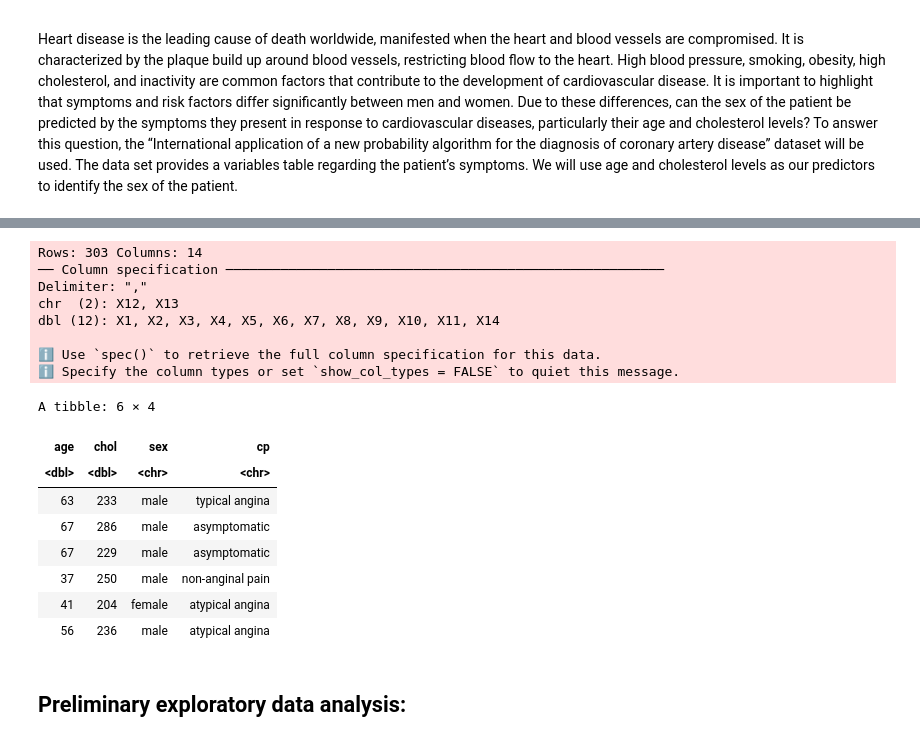
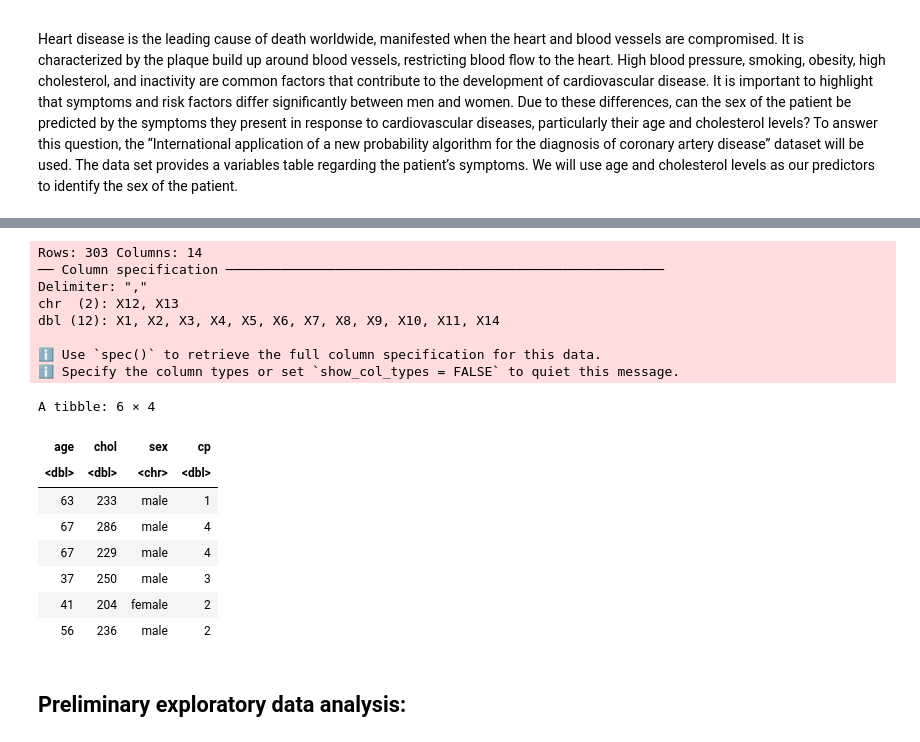
Before and after one commit to Skylertana/dsci-100-006-project-group2, a Jupyter notebook: localrepo.ipynb, the cells around one changed output, grey strips where cells are left out. Saved outputs shown, nothing was run; the diff lists cells and outputs as text; code cells hidden in the pictures.

```diff
--- a/localrepo.ipynb
+++ b/localrepo.ipynb
@@ -21,35 +39,36 @@ options(repr.matrix.max.rows = 10)
 # %%
 library(readr)
 
 url <- "https://archive.ics.uci.edu/ml/machine-learning-databases/heart-disease/processed.cleveland.data"
 
 read_data <- read_csv(url, col_names = FALSE)
 
 heart_data <- read_data |>
 
     mutate(age = X1,  chol = X5, sex = X2, cp = X3) |>
     select(age, chol, sex, cp) |>
-    mutate(sex = ifelse(sex == 1, "male", "female")) |>
-    mutate(cp = recode(cp, "1" = "typical angina", "2" = "atypical angina", "3" = "non-anginal pain", "4" = "asymptomatic"))
+    mutate(sex = ifelse(sex == 1, "male", "female")) #|>  #use to change cp values to names of cp type for graph if we use
+                                                          #facet wrap or predict cp type
+    #mutate(cp = recode(cp, "1" = "typical angina", "2" = "atypical angina", "3" = "non-anginal pain", "4" = "asymptomatic"))
 head(heart_data)
 # %% [output]
 Rows: 303 Columns: 14
 ── Column specification ────────────────────────────────────────────────────────
 Delimiter: ","
 chr  (2): X12, X13
 dbl (12): X1, X2, X3, X4, X5, X6, X7, X8, X9, X10, X11, X14
 
 ℹ Use `spec()` to retrieve the full column specification for this data.
 ℹ Specify the column types or set `show_col_types = FALSE` to quiet this message.
 A tibble: 6 × 4
 | age | chol | sex | cp |
-| <dbl> | <dbl> | <chr> | <chr> |
-| 63 | 233 | male | typical angina |
-| 67 | 286 | male | asymptomatic |
-| 67 | 229 | male | asymptomatic |
-| 37 | 250 | male | non-anginal pain |
-| 41 | 204 | female | atypical angina |
-| 56 | 236 | male | atypical angina |
+| <dbl> | <dbl> | <chr> | <dbl> |
+| 63 | 233 | male | 1 |
+| 67 | 286 | male | 4 |
+| 67 | 229 | male | 4 |
+| 37 | 250 | male | 3 |
+| 41 | 204 | female | 2 |
+| 56 | 236 | male | 2 |
 # %% [markdown]
 ## Preliminary exploratory data analysis:
 # %%
```
Also changed, not shown: parts of 2 cells of this notebook.
